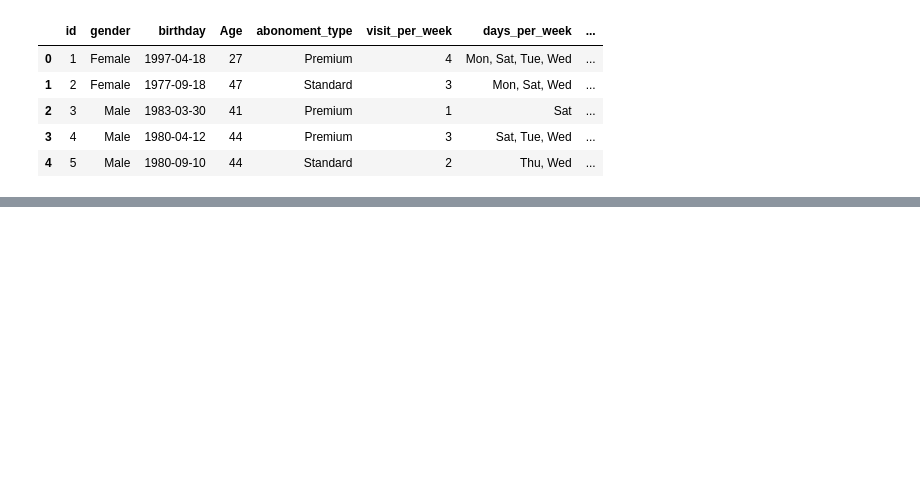
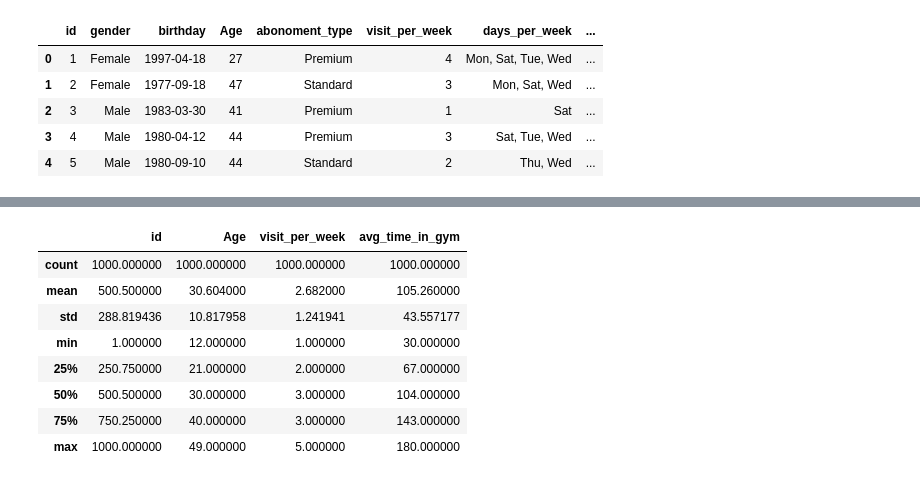
Before and after one commit to Pratikpant2020/Comprehensive-analysis-of-Gym-membership-and-Gym-members-exercise, a Jupyter notebook: gym.ipynb, the cells around one changed output, grey strips where cells are left out. Drawn from its saved outputs; the diff is of its cells as text; code cells hidden in the pictures; blank space fills up the shorter version.

```diff
--- a/gym.ipynb
+++ b/gym.ipynb
@@ -157,0 +200,12 @@ data.head()
+# %%
+data.describe()
+# %% [output]
+|  | id | Age | visit_per_week | avg_time_in_gym |
+| count | 1000.000000 | 1000.000000 | 1000.000000 | 1000.000000 |
+| mean | 500.500000 | 30.604000 | 2.682000 | 105.260000 |
+| std | 288.819436 | 10.817958 | 1.241941 | 43.557177 |
+| min | 1.000000 | 12.000000 | 1.000000 | 30.000000 |
+| 25% | 250.750000 | 21.000000 | 2.000000 | 67.000000 |
+| 50% | 500.500000 | 30.000000 | 3.000000 | 104.000000 |
+| 75% | 750.250000 | 40.000000 | 3.000000 | 143.000000 |
+| max | 1000.000000 | 49.000000 | 5.000000 | 180.000000 |
```
Also changed, not shown: parts of 13 cells of this notebook, 1 other file.
